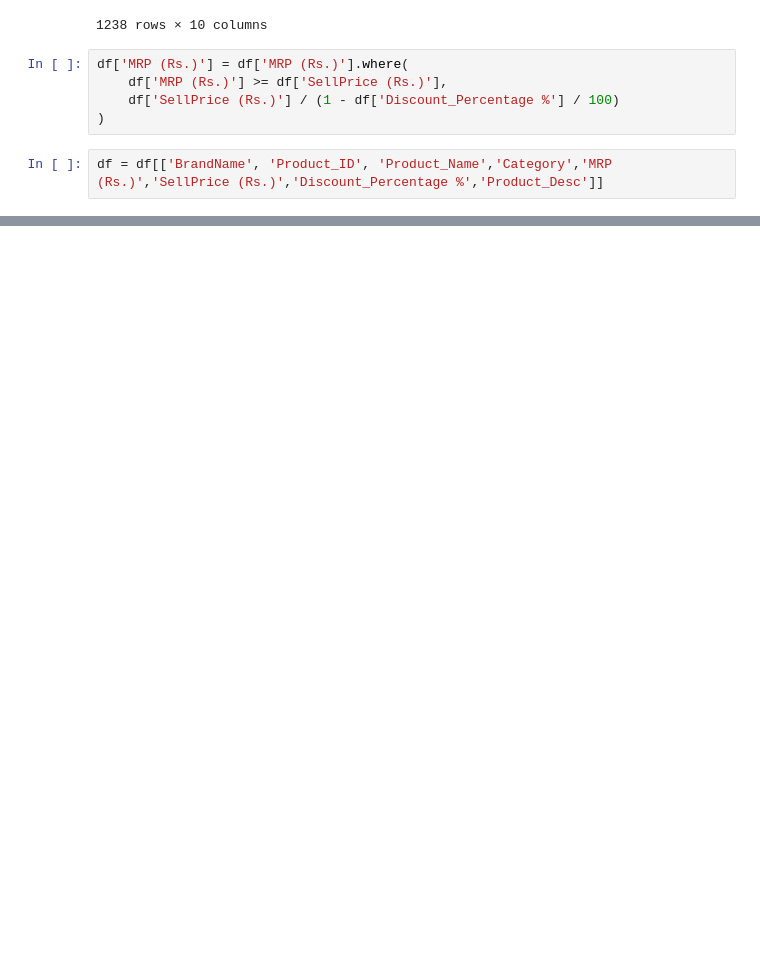
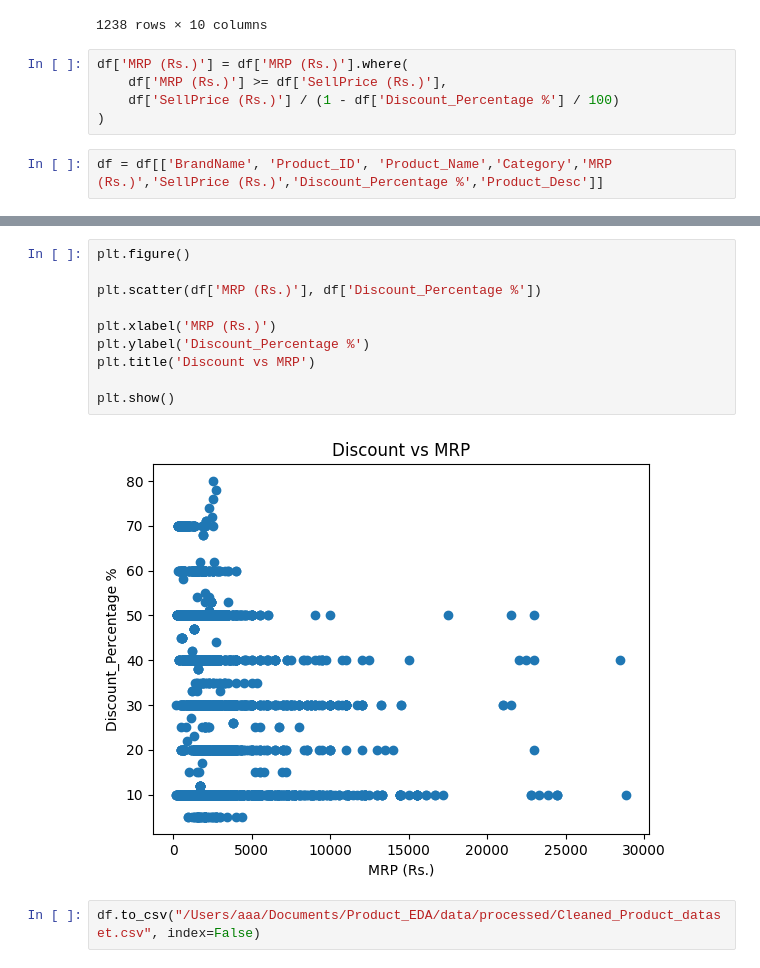
Before and after one commit to TalalZafar88/Product_EDA, a Jupyter notebook: notebooks/Product_EDA_Final.ipynb, the cells around one changed output, grey strips where cells are left out. Cells and saved outputs as stored; diff of their text form; blank space fills up the shorter version.

Commit message:
Statistical Analysis and Exporting Processed Data

```diff
--- a/notebooks/Product_EDA_Final.ipynb
+++ b/notebooks/Product_EDA_Final.ipynb
@@ -211,0 +373,14 @@ df.head()
+# %%
+plt.figure()
+
+plt.scatter(df['MRP (Rs.)'], df['Discount_Percentage %'])
+
+plt.xlabel('MRP (Rs.)')
+plt.ylabel('Discount_Percentage %')
+plt.title('Discount vs MRP')
+
+plt.show()
+# %% [output]
+[figure, added]
+# %%
+df.to_csv("/Users/aaa/Documents/Product_EDA/data/processed/Cleaned_Product_dataset.csv", index=False)
```
Also changed, not shown: parts of 11 cells of this notebook, 1 other file.
